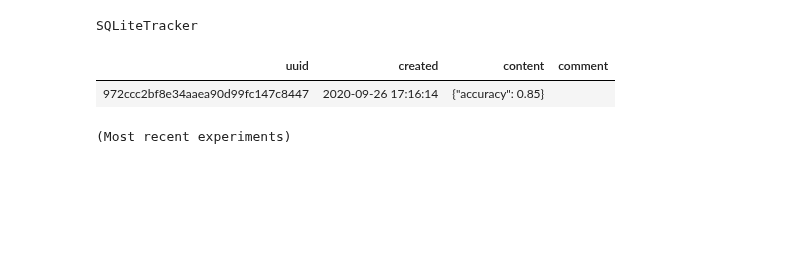
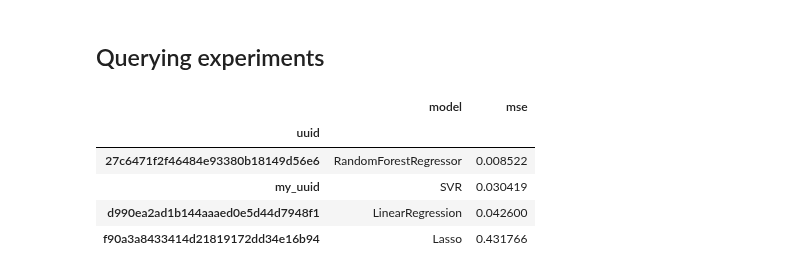
Before and after one commit to ploomber/sklearn-evaluation, a Jupyter notebook: docs/source/user_guide/SQLiteTracker.ipynb, the cells around one changed output. Drawn from its saved outputs; the diff is of its cells as text; code cells hidden in the pictures; blank space fills up the shorter version.

```diff
--- a/docs/source/user_guide/SQLiteTracker.ipynb
+++ b/docs/source/user_guide/SQLiteTracker.ipynb
@@ -23,7 +63,18 @@ tracker.update(uuid, {'accuracy': 0.85})
-# %%
-tracker
-# %% [output]
-SQLiteTracker
-| uuid | created | content | comment |
-| 972ccc2bf8e34aaea90d99fc147c8447 | 2020-09-26 17:16:14 | {"accuracy": 0.85} |  |
-(Most recent experiments)
+# %% [markdown]
+## Querying experiments
+# %%
+ordered = tracker.query("""
+SELECT uuid,
+       json_extract(parameters, '$.model') AS model,
+       json_extract(parameters, '$.mse') AS mse
+FROM experiments
+ORDER BY json_extract(parameters, '$.mse') ASC
+""")
+ordered
+# %% [output]
+|  | model | mse |
+| uuid |  |  |
+| 27c6471f2f46484e93380b18149d56e6 | RandomForestRegressor | 0.008522 |
+| my_uuid | SVR | 0.030419 |
+| d990ea2ad1b144aaaed0e5d44d7948f1 | LinearRegression | 0.042600 |
+| f90a3a8433414d21819172dd34e16b94 | Lasso | 0.431766 |
```
Also changed, not shown: parts of 24 cells of this notebook, 9 other files.
